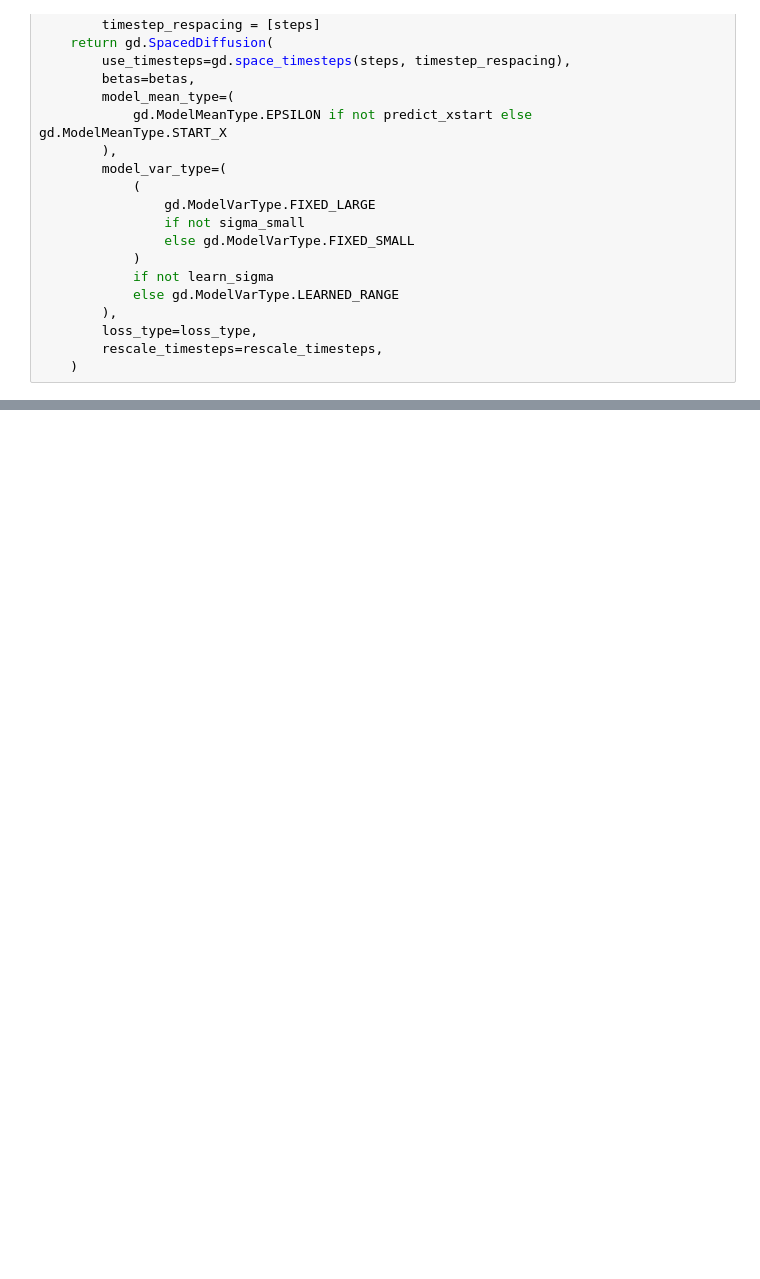
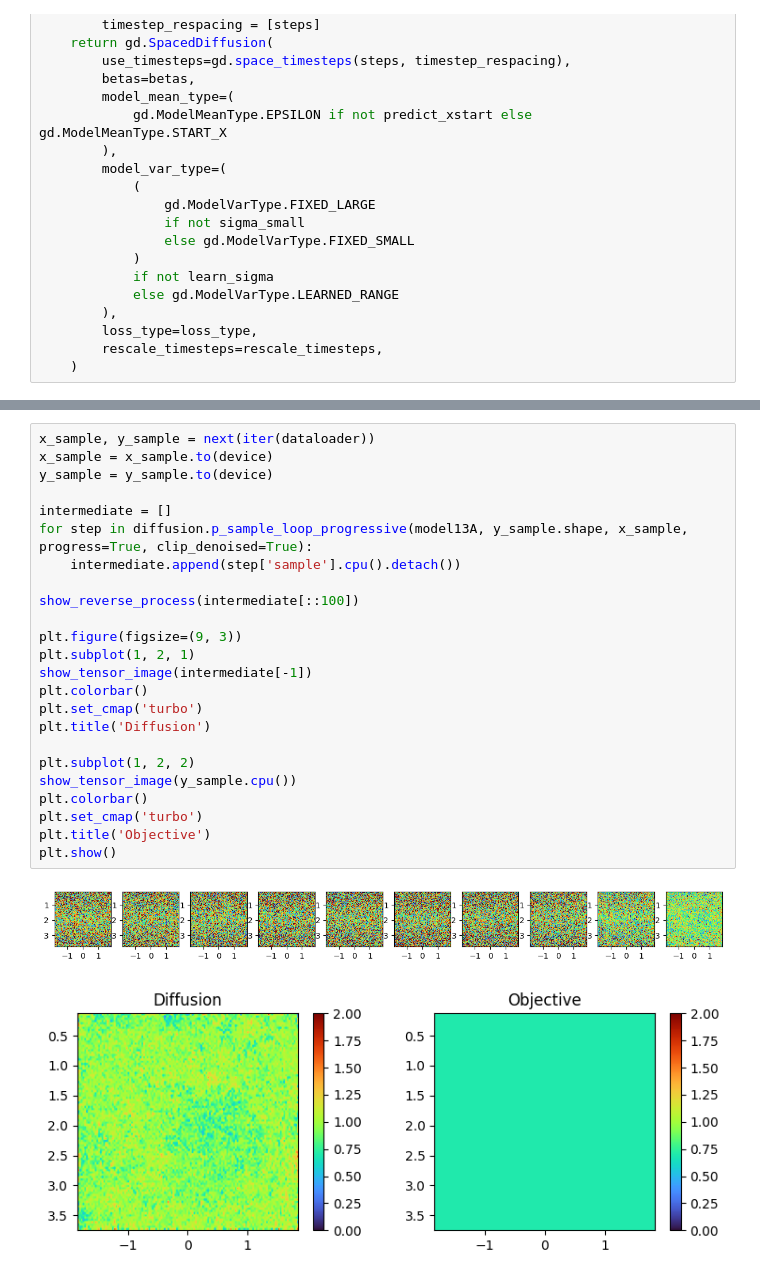
Before and after one commit to SebastianMerino/DL-Attenuation, a Jupyter notebook: sampling_simple.ipynb, the cells around one changed output, grey strips where cells are left out. Cells and saved outputs as stored; diff of their text form; blank space fills up the shorter version.

```diff
--- a/sampling_simple.ipynb
+++ b/sampling_simple.ipynb
@@ -105,0 +112,27 @@ plt.show()
+# %%
+x_sample, y_sample = next(iter(dataloader))
+x_sample = x_sample.to(device)
+y_sample = y_sample.to(device)
+
+intermediate = []
+for step in diffusion.p_sample_loop_progressive(model13A, y_sample.shape, x_sample, progress=True, clip_denoised=True):
+    intermediate.append(step['sample'].cpu().detach())
+
+show_reverse_process(intermediate[::100])
+
+plt.figure(figsize=(9, 3))
+plt.subplot(1, 2, 1)
+show_tensor_image(intermediate[-1])
+plt.colorbar()
+plt.set_cmap('turbo')
+plt.title('Diffusion')
+
+plt.subplot(1, 2, 2)
+show_tensor_image(y_sample.cpu())
+plt.colorbar()
+plt.set_cmap('turbo')
+plt.title('Objective')
+plt.show()
+# %% [output]
+[figure, added]
+[figure, added]
```
Also changed, not shown: parts of 6 cells of this notebook, 7 other files.
